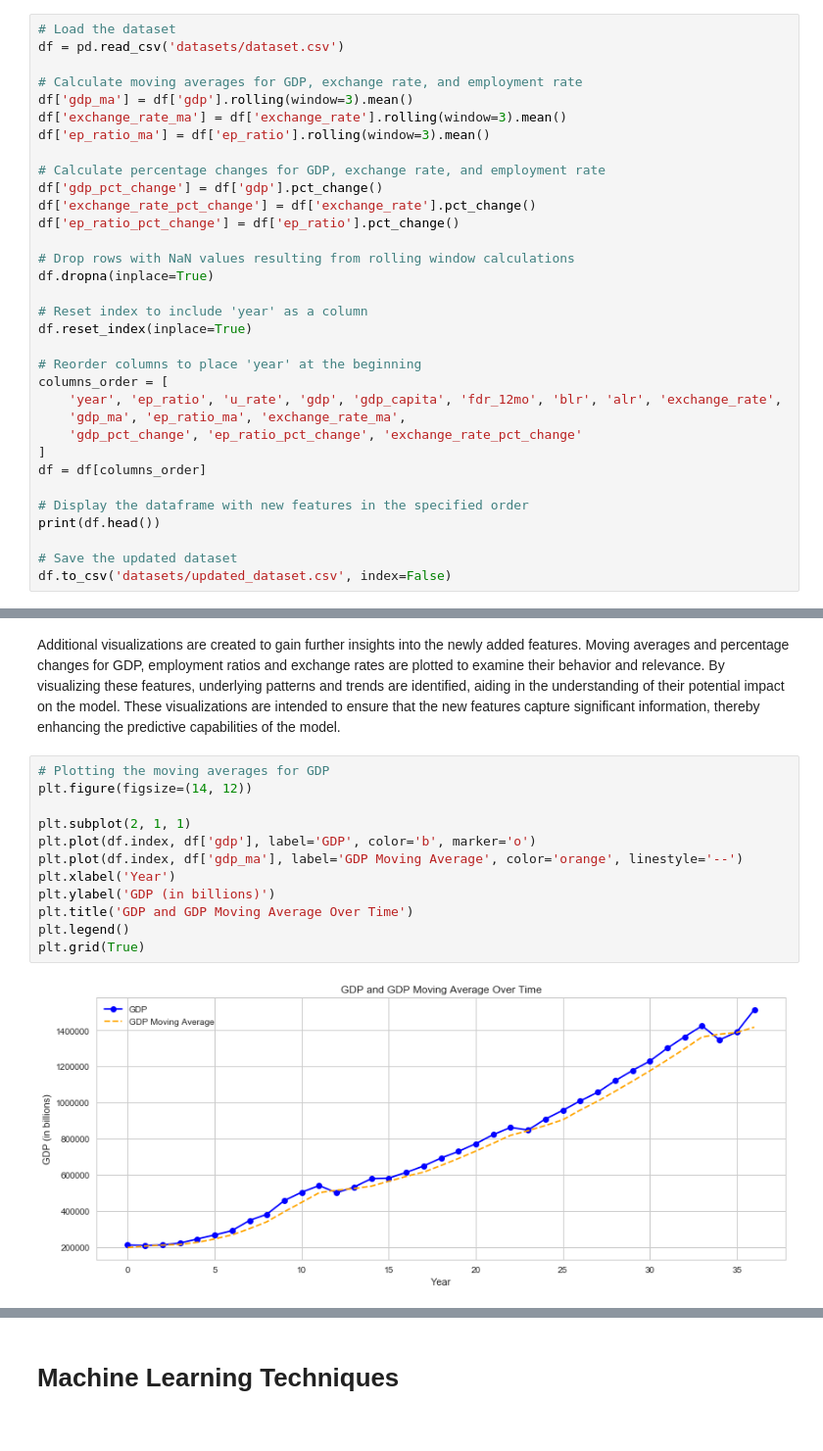
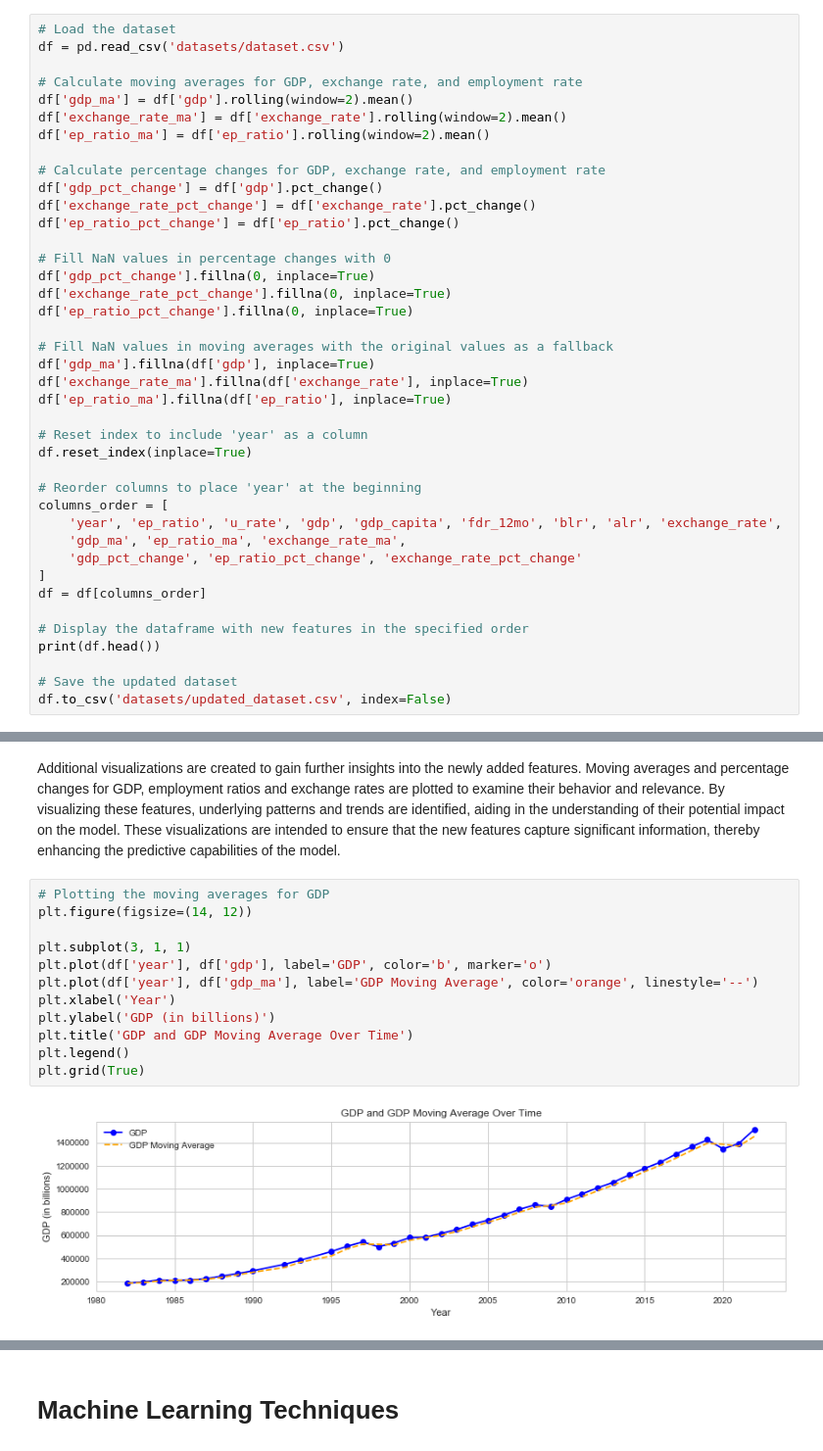
Before and after one commit to KohJJ820/MLIsFun, a Jupyter notebook: 5_Project/5_Project.ipynb, the cells around one changed output, grey strips where cells are left out. Shown: that part at 98% size. Cells and saved outputs as stored; diff of their text form.

Commit message:
Fixed calculating percentage change and moving average

```diff
--- a/5_Project/5_Project.ipynb
+++ b/5_Project/5_Project.ipynb
@@ -430,17 +430,24 @@ Additional features are created to enhance the predictive power of the model. Mo
 df = pd.read_csv('datasets/dataset.csv')
 
 # Calculate moving averages for GDP, exchange rate, and employment rate
-df['gdp_ma'] = df['gdp'].rolling(window=3).mean()
-df['exchange_rate_ma'] = df['exchange_rate'].rolling(window=3).mean()
-df['ep_ratio_ma'] = df['ep_ratio'].rolling(window=3).mean()
+df['gdp_ma'] = df['gdp'].rolling(window=2).mean()
+df['exchange_rate_ma'] = df['exchange_rate'].rolling(window=2).mean()
+df['ep_ratio_ma'] = df['ep_ratio'].rolling(window=2).mean()
 
 # Calculate percentage changes for GDP, exchange rate, and employment rate
 df['gdp_pct_change'] = df['gdp'].pct_change()
 df['exchange_rate_pct_change'] = df['exchange_rate'].pct_change()
 df['ep_ratio_pct_change'] = df['ep_ratio'].pct_change()
 
-# Drop rows with NaN values resulting from rolling window calculations
-df.dropna(inplace=True)
+# Fill NaN values in percentage changes with 0
+df['gdp_pct_change'].fillna(0, inplace=True)
+df['exchange_rate_pct_change'].fillna(0, inplace=True)
+df['ep_ratio_pct_change'].fillna(0, inplace=True)
+
+# Fill NaN values in moving averages with the original values as a fallback
+df['gdp_ma'].fillna(df['gdp'], inplace=True)
+df['exchange_rate_ma'].fillna(df['exchange_rate'], inplace=True)
+df['ep_ratio_ma'].fillna(df['ep_ratio'], inplace=True)
 
 # Reset index to include 'year' as a column
 df.reset_index(inplace=True)
@@ -486,17 +493,17 @@ Additional visualizations are created to gain further insights into the newly ad
 # %%
 # Plotting the moving averages for GDP
 plt.figure(figsize=(14, 12))
 
-plt.subplot(2, 1, 1)
-plt.plot(df.index, df['gdp'], label='GDP', color='b', marker='o')
-plt.plot(df.index, df['gdp_ma'], label='GDP Moving Average', color='orange', linestyle='--')
+plt.subplot(3, 1, 1)
+plt.plot(df['year'], df['gdp'], label='GDP', color='b', marker='o')
+plt.plot(df['year'], df['gdp_ma'], label='GDP Moving Average', color='orange', linestyle='--')
 plt.xlabel('Year')
 plt.ylabel('GDP (in billions)')
 plt.title('GDP and GDP Moving Average Over Time')
 plt.legend()
 plt.grid(True)
 # %% [output]
-[figure, old version]
+[figure, new version]
 # %%
 # Plotting the moving averages for employment ratio
 plt.figure(figsize=(14, 12))
```
Also changed, not shown: parts of 6 cells of this notebook, 1 other file.
